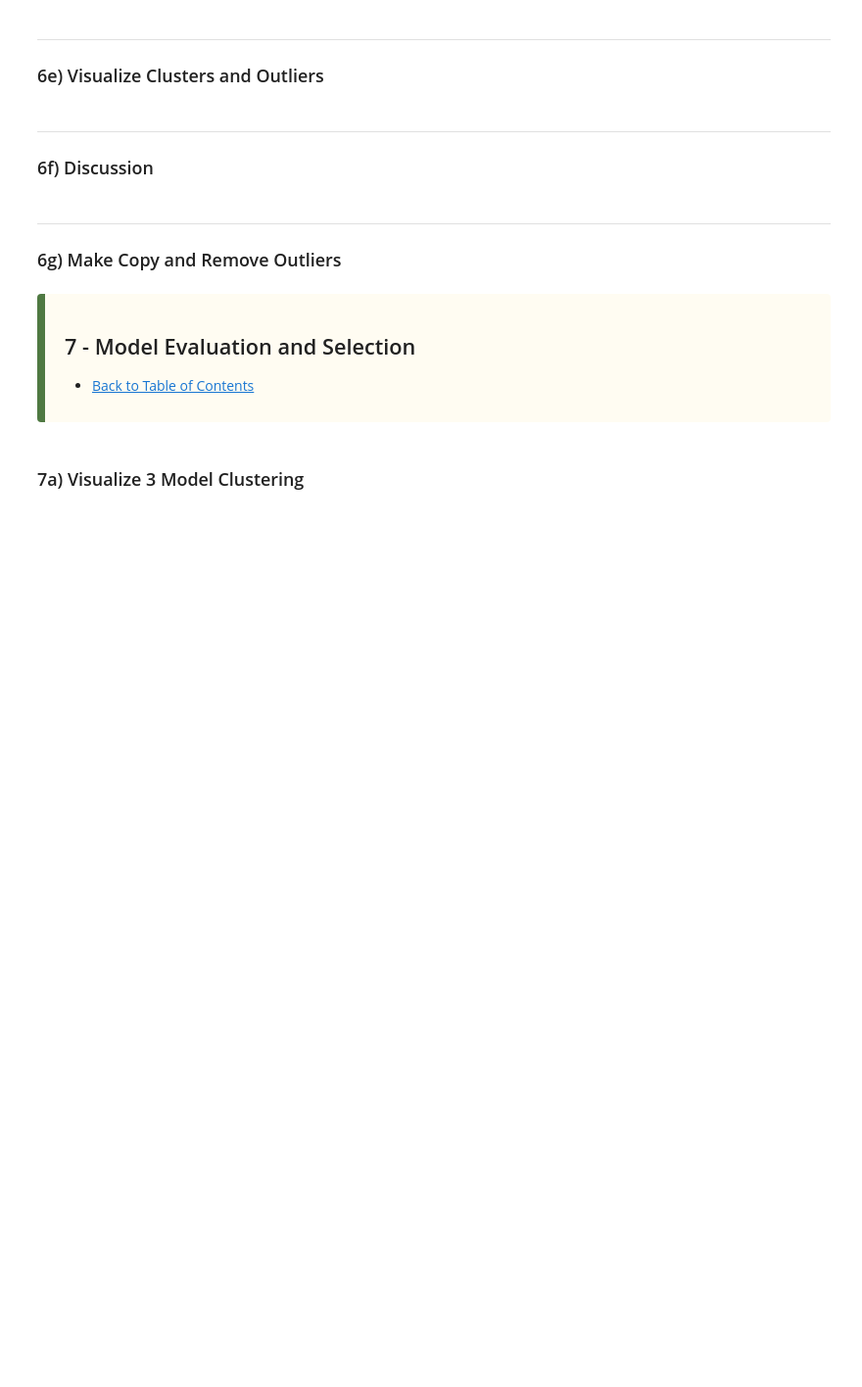
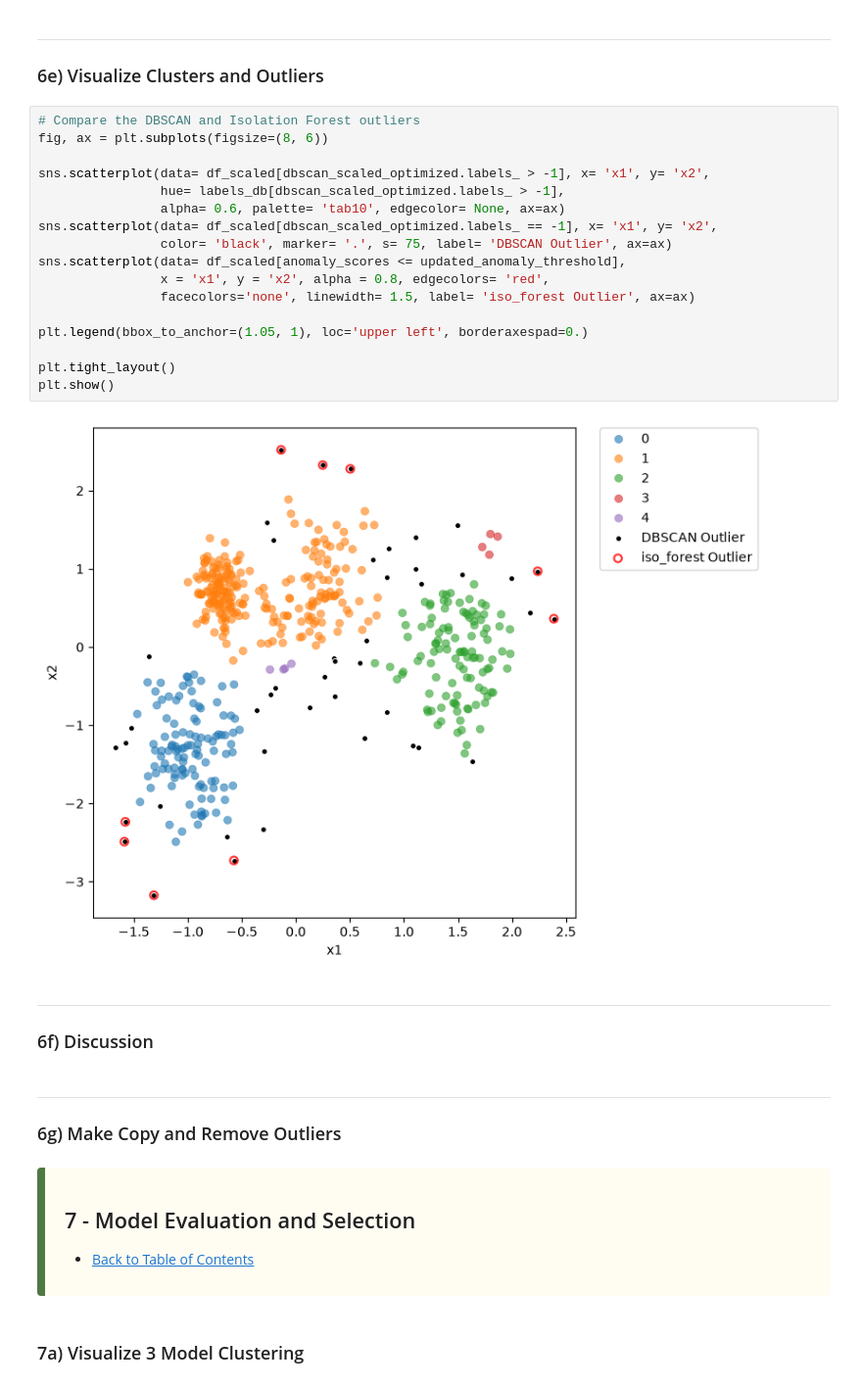
Before and after one commit to Jared-Wood135/DU-COMP4432-Machine-Learning, a Jupyter notebook: Assignments/5.ipynb, the cells around one changed output. Shown at 98% size. Drawn from its saved outputs; the diff is of its cells as text; blank space fills up the shorter version.

```diff
--- a/Assignments/5.ipynb
+++ b/Assignments/5.ipynb
@@ -545,6 +661,25 @@ gm_scaled_optimized = GaussianMixture(n_components=4, random_state=411).fit(df_s
 ---
 
 ### 6e) Visualize Clusters and Outliers
+# %%
+# Compare the DBSCAN and Isolation Forest outliers
+fig, ax = plt.subplots(figsize=(8, 6))
+
+sns.scatterplot(data= df_scaled[dbscan_scaled_optimized.labels_ > -1], x= 'x1', y= 'x2',
+                hue= labels_db[dbscan_scaled_optimized.labels_ > -1],
+                alpha= 0.6, palette= 'tab10', edgecolor= None, ax=ax)
+sns.scatterplot(data= df_scaled[dbscan_scaled_optimized.labels_ == -1], x= 'x1', y= 'x2',
+                color= 'black', marker= '.', s= 75, label= 'DBSCAN Outlier', ax=ax)
+sns.scatterplot(data= df_scaled[anomaly_scores <= updated_anomaly_threshold],
+                x = 'x1', y = 'x2', alpha = 0.8, edgecolors= 'red',
+                facecolors='none', linewidth= 1.5, label= 'iso_forest Outlier', ax=ax)
+
+plt.legend(bbox_to_anchor=(1.05, 1), loc='upper left', borderaxespad=0.)
+
+plt.tight_layout()
+plt.show()
+# %% [output]
+[figure, added]
 # %% [markdown]
 ---
 
```
Also changed, not shown: parts of 8 cells of this notebook.
